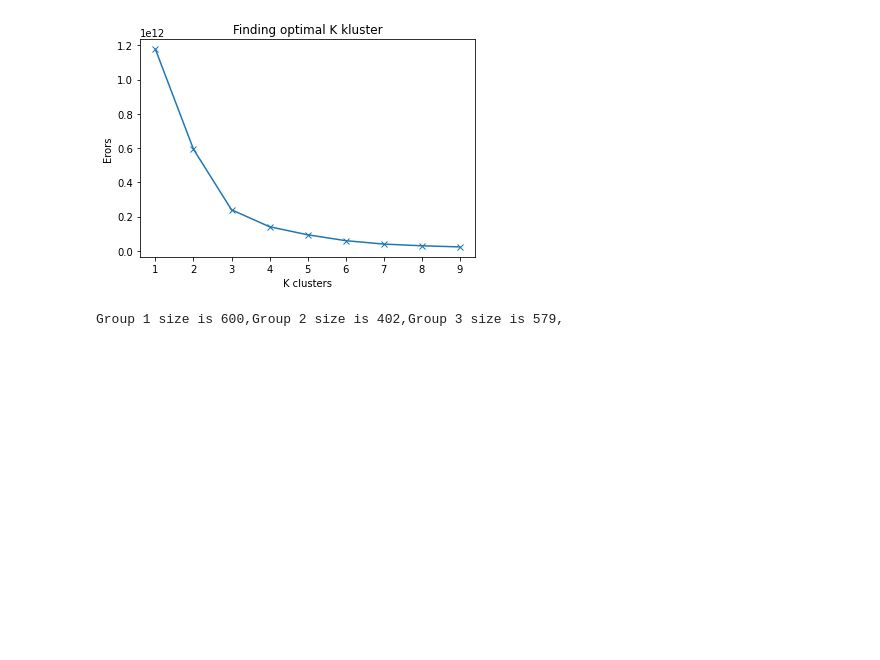
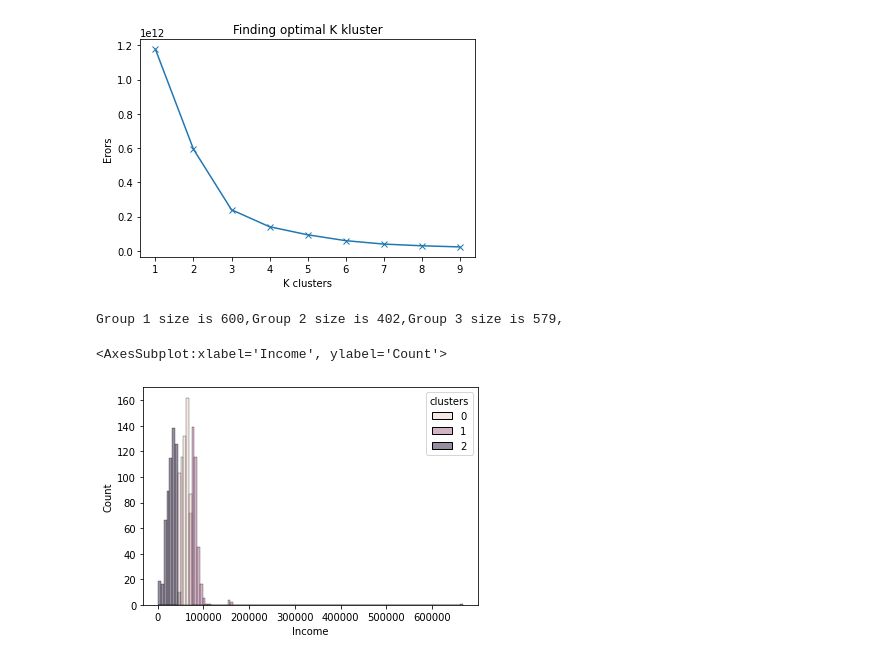
Before and after one commit to tural327/personality_analysis, a Jupyter notebook: main_file.ipynb, the cells around one changed output. Drawn from its saved outputs; the diff is of its cells as text; code cells hidden in the pictures; blank space fills up the shorter version.

Commit message:
end of clustering

```diff
--- a/main_file.ipynb
+++ b/main_file.ipynb
@@ -457,3 +460,8 @@ print("Group 1 size is {},Group 2 size is {},Group 3 size is {},".format(g1,g2,g
 Group 1 size is 600,Group 2 size is 402,Group 3 size is 579,
 # %%
 # next part for each group will be clustering
+# %%
+sns.histplot(data=df, x="Income", hue="clusters")
+# %% [output]
+<AxesSubplot:xlabel='Income', ylabel='Count'>
+[figure, added]
```
Also changed, not shown: parts of 10 cells of this notebook.
